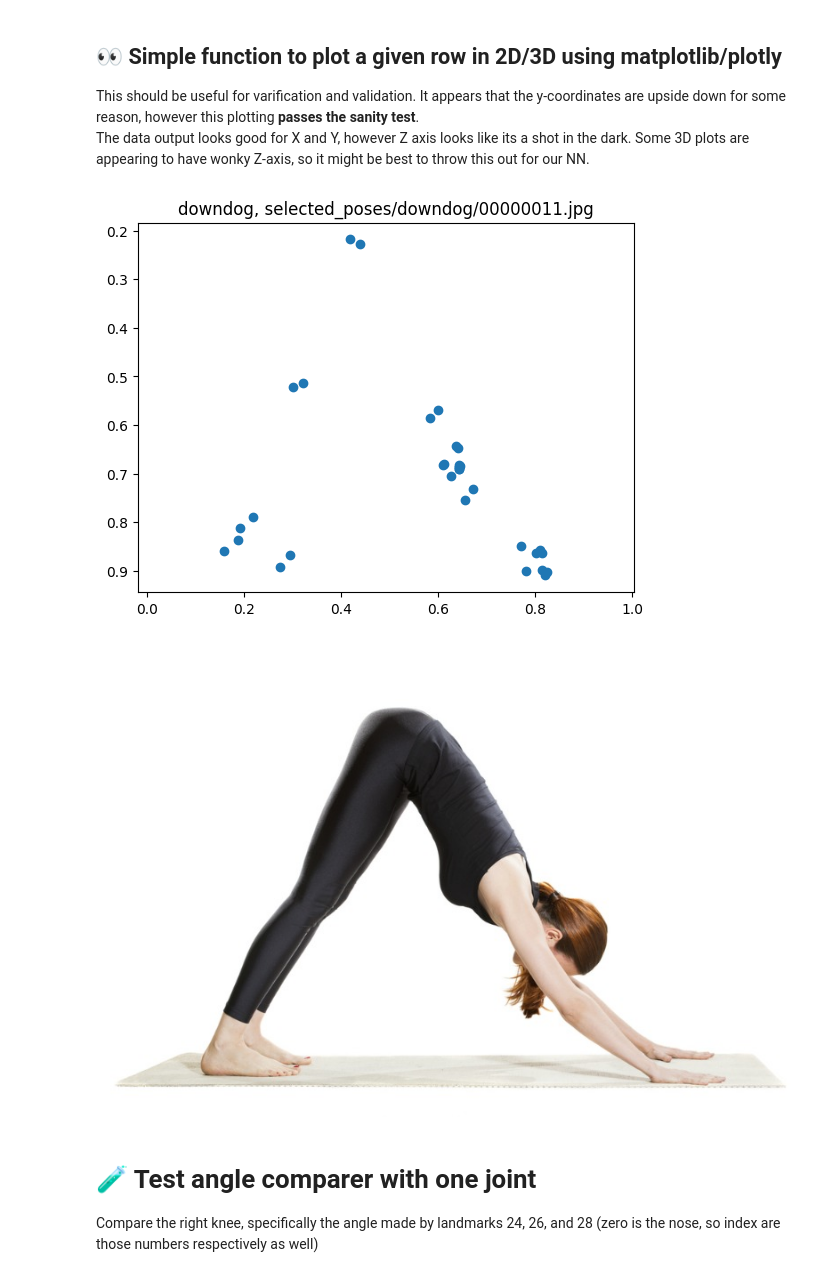
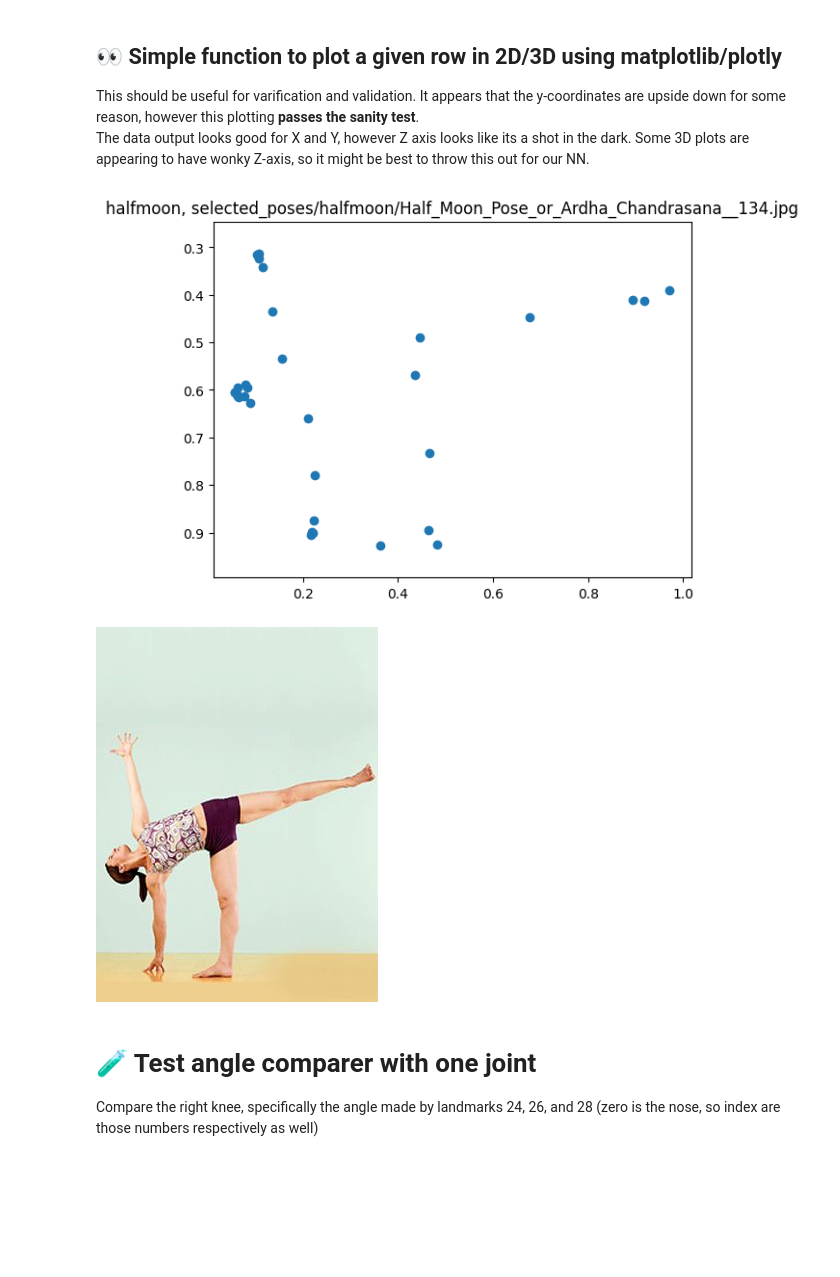
Before and after one commit to masaki-norton/yoga-pose-detector, a Jupyter notebook: angle_comparer.ipynb, the cells around one changed output. Drawn from its saved outputs; the diff is of its cells as text; code cells hidden in the pictures; blank space fills up the shorter version.

```diff
--- a/angle_comparer.ipynb
+++ b/angle_comparer.ipynb
@@ -34,28 +34,28 @@ This should be useful for varification and validation.
 It appears that the y-coordinates are upside down for some reason, however this plotting **passes the sanity test**. \
 The data output looks good for X and Y, however Z axis looks like its a shot in the dark. Some 3D plots are appearing to have wonky Z-axis, so it might be best to throw this out for our NN.
 # %%
-row = 10
+row = 1200
 df1 = df.iloc[row]
 sample_pose = df.iloc[row].pose
 file_name = df.iloc[row].filename
 X = df1[[col for col in df.columns if col.endswith("_x")]].values
 Y = df1[[col for col in df.columns if col.endswith("_y")]].values
 Z = df1[[col for col in df.columns if col.endswith("_z")]].values
 
 coordinates = pd.DataFrame({"X": X, "Y": Y, "Z":Z})
 
 plt.scatter(coordinates["X"], coordinates["Y"])
 plt.title(f"{sample_pose}, {file_name}")
 plt.xlim(0,1)
 plt.ylim(1,0)
 plt.axis("equal")
 
 plt.show()
 
 Image(filename=file_name)
 # %% [output]
-[figure, old version]
+[figure, new version]
-[figure, old version]
+[figure, new version]
 # %% [markdown]
 # 🧪 Test angle comparer with one joint
 Compare the right knee, specifically the angle made by landmarks 24, 26, and 28 (zero is the nose, so index are those numbers respectively as well)
```
Also changed, not shown: parts of 12 cells of this notebook.
